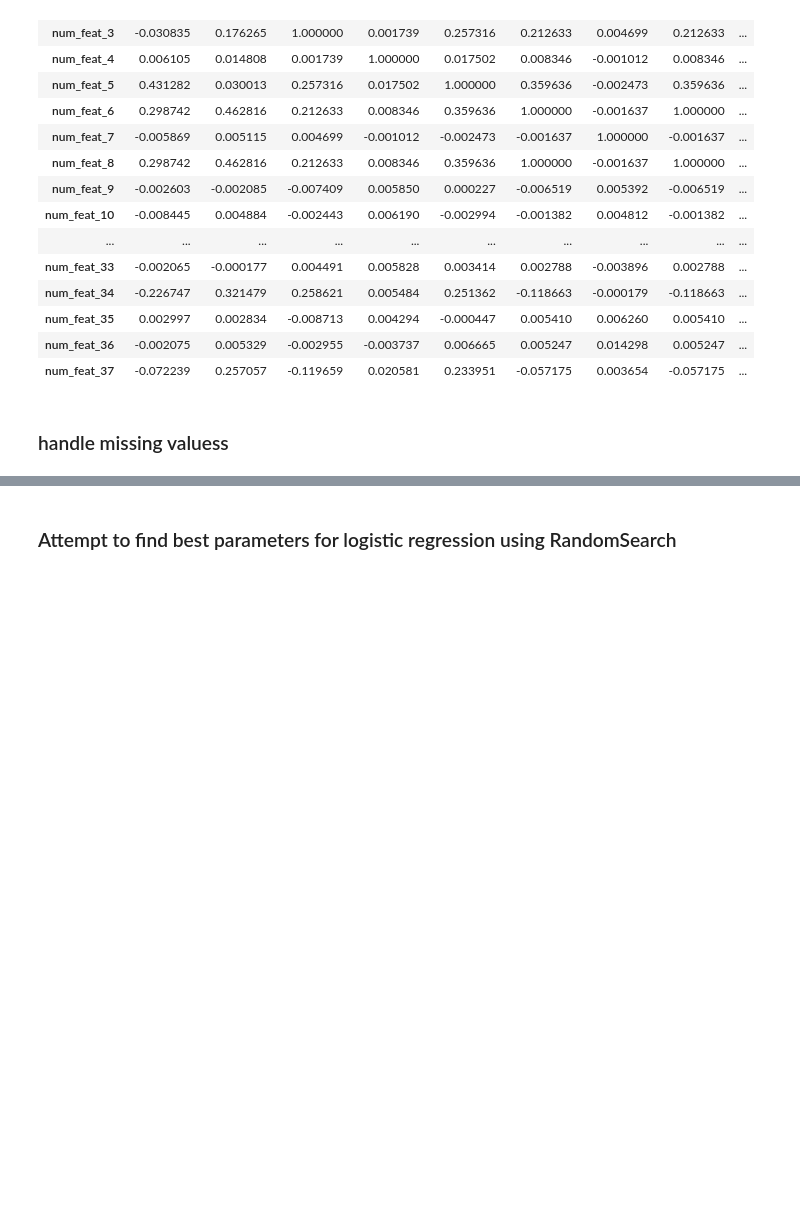
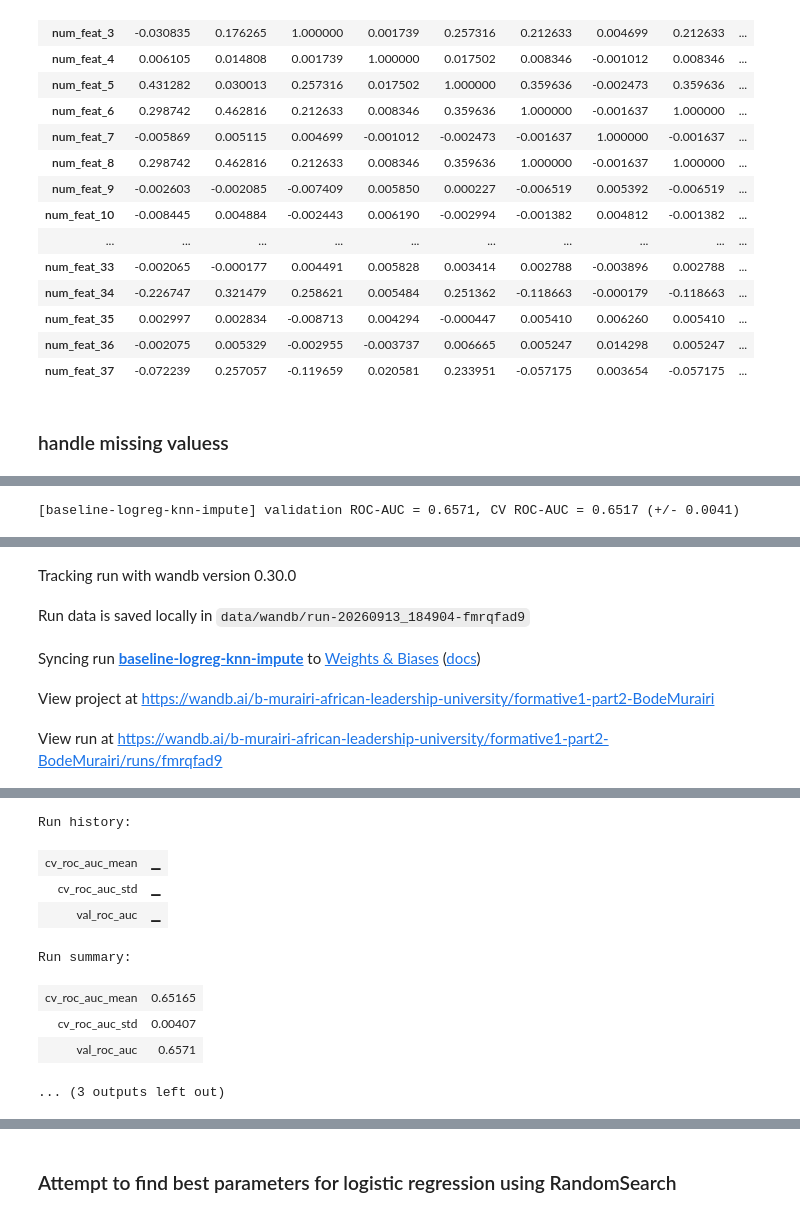
Before and after one commit to BodeMurairi2/intro-to-ml-formative1, a Jupyter notebook: assignment.ipynb, the cells around one changed output, grey strips where cells are left out. Drawn from its saved outputs; the diff is of its cells as text; code cells hidden in the pictures; blank space fills up the shorter version.

```diff
--- a/assignment.ipynb
+++ b/assignment.ipynb
@@ -429,0 +434,36 @@ Find logs at: data/wandb/run-20260913_173541-eh9vu54s/logs
+# %%
+from sklearn.impute import KNNImputer
+
+preprocess_knn = ColumnTransformer([
+    ("num", Pipeline([
+        ("impute", KNNImputer(n_neighbors=5)),
+        ("scale", StandardScaler()),
+    ]), num_features),
+    ("cat", Pipeline([
+        ("impute", SimpleImputer(strategy="most_frequent")),
+        ("ohe", OneHotEncoder(handle_unknown="ignore")),
+    ]), cat_features),
+])
+
+knn_pipeline = Pipeline([
+    ("prep", preprocess_knn),
+    ("clf", LogisticRegression(
+    max_iter=2000,
+    penalty="elasticnet",
+    solver="saga",
+    l1_ratio=0.5,
+    class_weight=None,
+    random_state=RANDOM_STATE,
+)),
+])
+
+log_experiment(
+    run_name="baseline-logreg-knn-impute",
+    pipeline=knn_pipeline,
+    config={"model": "LogisticRegression", "num_impute": "knn_k5"},
+    X_train=X_train, y_train=y_train, X_val=X_val, y_val=y_val,
+    X_full=X, y_full=y,
+    do_cv=True,  # KNN imputer is slow under 5-fold CV on the full model + CV; skip if you just want the holdout comparison
+)
+# %% [output]
+[baseline-logreg-knn-impute] validation ROC-AUC = 0.6571, CV ROC-AUC = 0.6517 (+/- 0.0041)
@@ -429,0 +471,5 @@ Find logs at: data/wandb/run-20260913_173541-eh9vu54s/logs
+Tracking run with wandb version 0.30.0
+Run data is saved locally in data/wandb/run-20260913_184904-fmrqfad9
+Syncing run baseline-logreg-knn-impute to Weights & Biases (docs)
+View project at https://wandb.ai/b-murairi-african-leadership-university/formative1-part2-BodeMurairi
+View run at https://wandb.ai/b-murairi-african-leadership-university/formative1-part2-BodeMurairi/runs/fmrqfad9
@@ -429,0 +477,9 @@ Find logs at: data/wandb/run-20260913_173541-eh9vu54s/logs
+Run history:
+| cv_roc_auc_mean | ▁ |
+| cv_roc_auc_std | ▁ |
+| val_roc_auc | ▁ |
+Run summary:
+| cv_roc_auc_mean | 0.65165 |
+| cv_roc_auc_std | 0.00407 |
+| val_roc_auc | 0.6571 |
+... (3 outputs left out)
```
Also changed, not shown: parts of 9 cells of this notebook, 33 other files.
